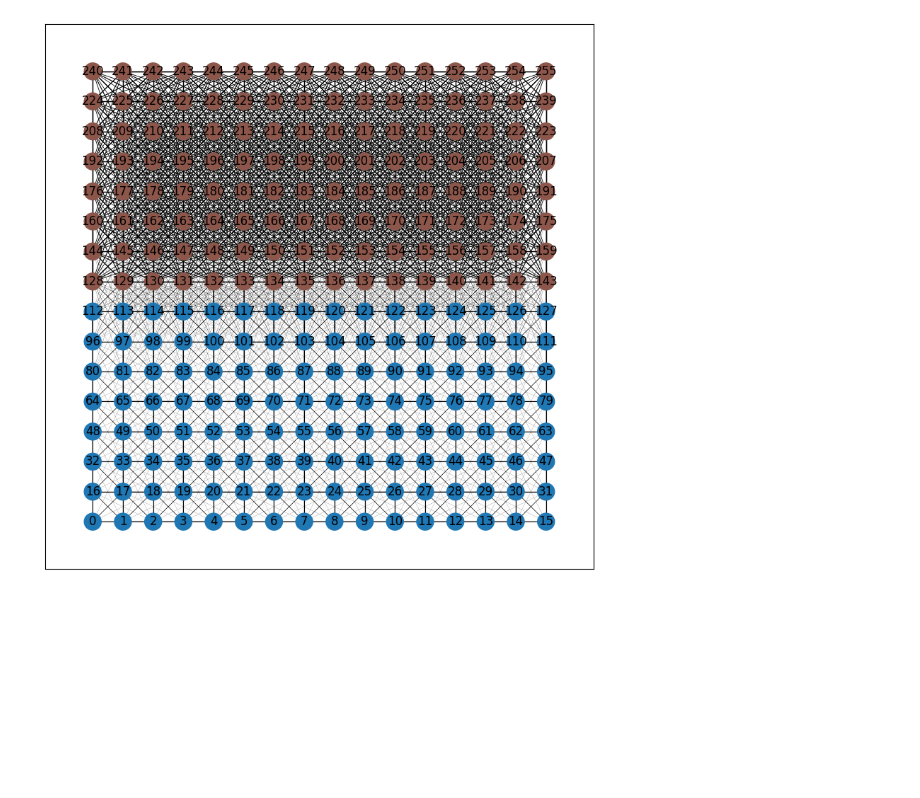
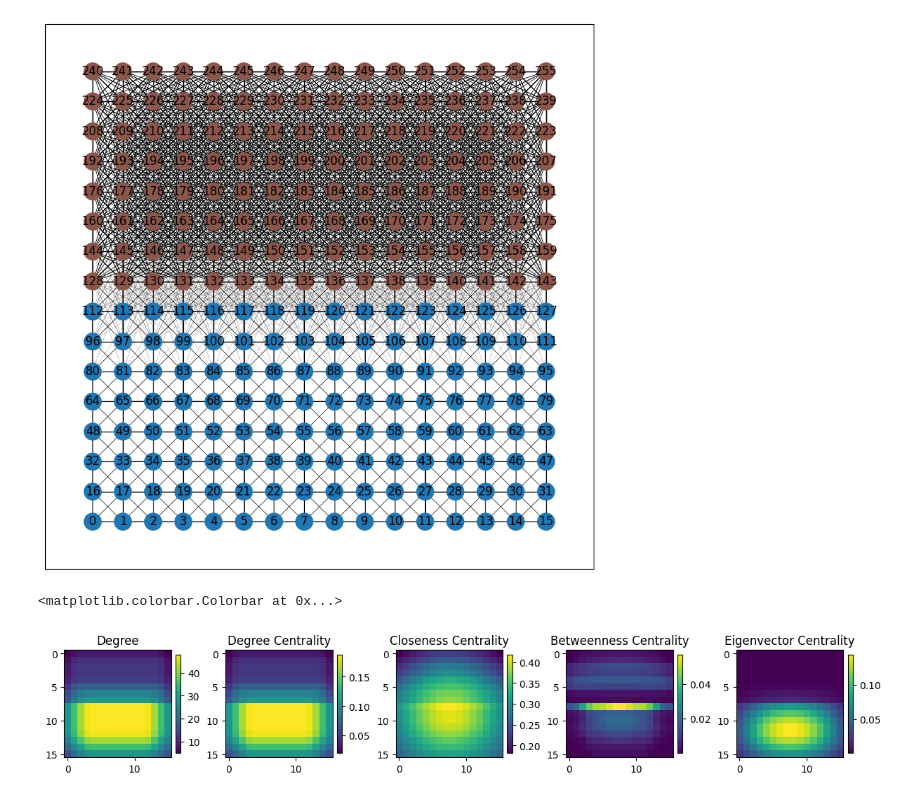
Before and after one commit to adamLastovka/KuramotoNeuralSimulations, a Jupyter notebook: Notebooks/04_network_analysis.ipynb, the cells around one changed output. Drawn from its saved outputs; the diff is of its cells as text; code cells hidden in the pictures; blank space fills up the shorter version.

```diff
--- a/Notebooks/04_network_analysis.ipynb
+++ b/Notebooks/04_network_analysis.ipynb
@@ -57,7 +91,7 @@ components = [
         kernel="gaussian",
         base_strength=1.0,
         kernel_params={"sigma": 1.0},
-        radius=4.0,
+        radius=2.0,
         apply_to={"target_groups": [0], "source_groups": [0]},
     ),
     KernelComponentConfig(
@@ -74,13 +108,13 @@ components = [
         radius=4.0,
         apply_to={"target_groups": [0], "source_groups": [1]},
     ),
-    KernelComponentConfig(
-        kernel="gaussian",
-        base_strength=0.4,
-        kernel_params={"sigma": 2.0},
-        radius=4.0,
-        apply_to={"target_groups": [1], "source_groups": [0]},
-    ),
+    # KernelComponentConfig(
+    #     kernel="gaussian",
+    #     base_strength=0.4,
+    #     kernel_params={"sigma": 2.0},
+    #     radius=4.0,
+    #     apply_to={"target_groups": [1], "source_groups": [0]},
+    # ),
 ]
 
 cfg = SimulationConfig(
@@ -107,3 +141,29 @@ plot_cortical_graph(G, layout="grid")
 # %% [output]
 (<Figure size 1000x1000 with 1 Axes>, <Axes: >)
 [figure]
+# %%
+deg = get_degree(G)
+deg_cent = get_deg_centrality(G)
+closeness = get_closeness_centrality(G)
+betweenness = get_betweenness_centrality(G)
+eigenvector = get_eigenvector_centrality(G)
+
+fig,ax = plt.subplots(1,5,figsize=(12,16),constrained_layout=True)
+im = ax[0].imshow(deg.reshape(grid_shape))
+ax[0].set_title("Degree")
+fig.colorbar(im,ax=ax[0],fraction=0.046, pad=0.04)
+im = ax[1].imshow(deg_cent.reshape(grid_shape))
+ax[1].set_title("Degree Centrality")
+fig.colorbar(im,ax=ax[1],fraction=0.046, pad=0.04)
+im = ax[2].imshow(closeness.reshape(grid_shape))
+ax[2].set_title("Closeness Centrality")
+fig.colorbar(im,ax=ax[2],fraction=0.046, pad=0.04)
+im = ax[3].imshow(betweenness.reshape(grid_shape))
+ax[3].set_title("Betweenness Centrality")
+fig.colorbar(im,ax=ax[3],fraction=0.046, pad=0.04)
+im = ax[4].imshow(eigenvector.reshape(grid_shape))
+ax[4].set_title("Eigenvector Centrality")
+fig.colorbar(im,ax=ax[4],fraction=0.046, pad=0.04)
+# %% [output]
+<matplotlib.colorbar.Colorbar at 0x...>
+[figure, added]
```
Also changed, not shown: parts of 2 cells of this notebook, 2 other files.
